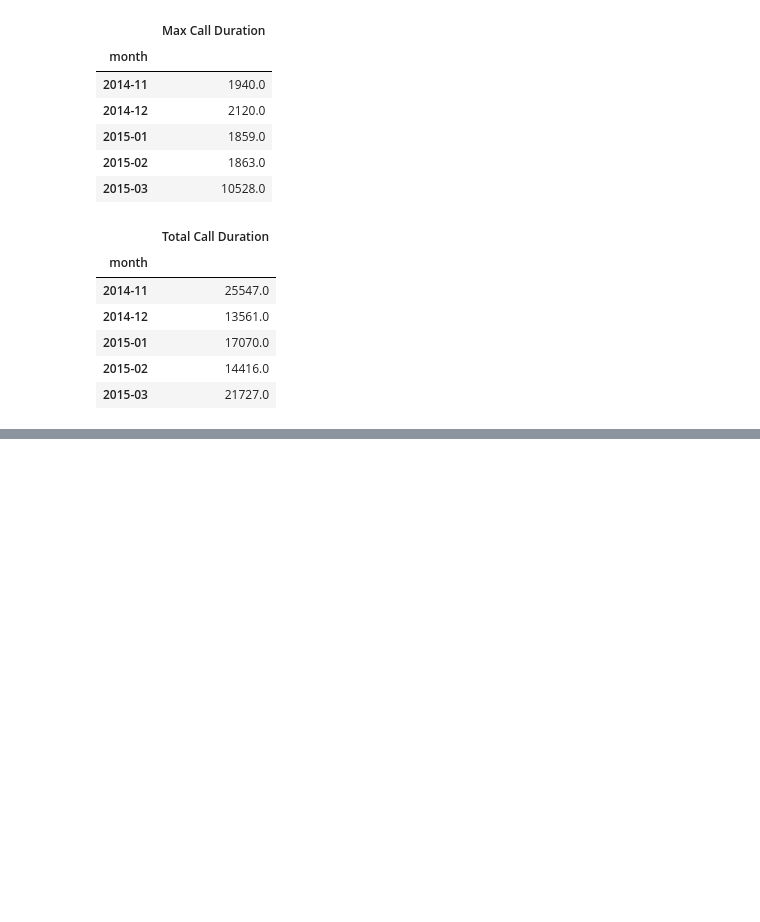
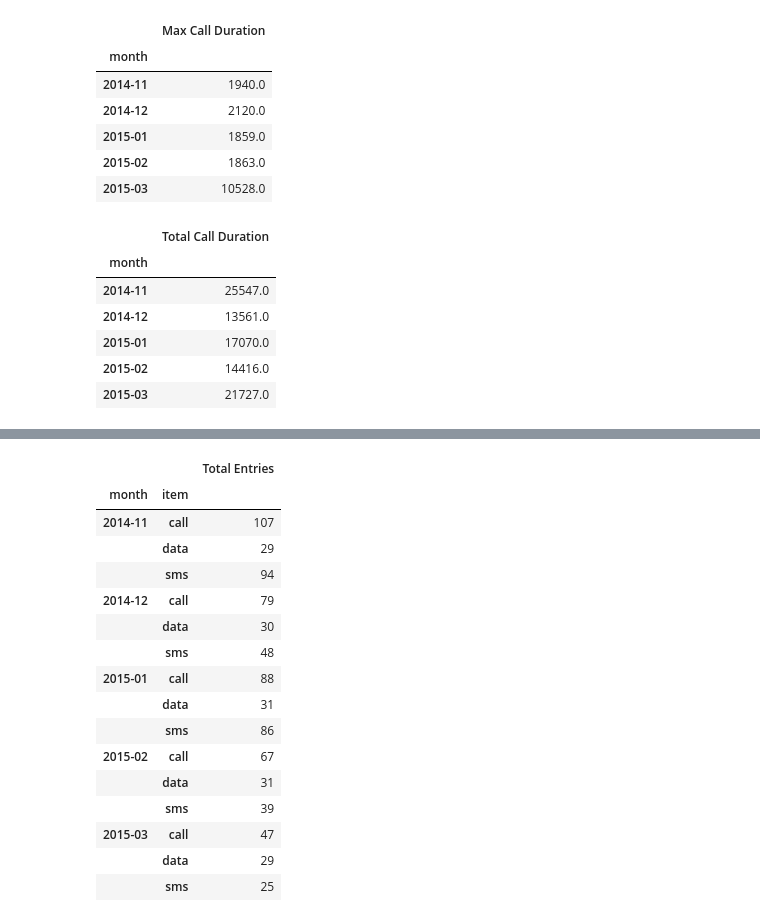
Before and after one commit to ch00226855/Fall2020CMP464-788, a Jupyter notebook: Week13_GroupByExamples_Completed.ipynb, the cells around one changed output, grey strips where cells are left out. Saved outputs shown, nothing was run; the diff lists cells and outputs as text; code cells hidden in the pictures; blank space fills up the shorter version.

```diff
--- a/Week13_GroupByExamples_Completed.ipynb
+++ b/Week13_GroupByExamples_Completed.ipynb
@@ -391,0 +422,21 @@ groups.sum().to_frame(name="Total Call Duration")
+# %%
+# Solution 3:
+data.groupby(['month', 'item']).size().to_frame(name="Total Entries")
+# %% [output]
+|  |  | Total Entries |
+| month | item |  |
+| 2014-11 | call | 107 |
+|  | data | 29 |
+|  | sms | 94 |
+| 2014-12 | call | 79 |
+|  | data | 30 |
+|  | sms | 48 |
+| 2015-01 | call | 88 |
+|  | data | 31 |
+|  | sms | 86 |
+| 2015-02 | call | 67 |
+|  | data | 31 |
+|  | sms | 39 |
+| 2015-03 | call | 47 |
+|  | data | 29 |
+|  | sms | 25 |
```
Also changed, not shown: parts of 20 cells of this notebook, 1 other file.
